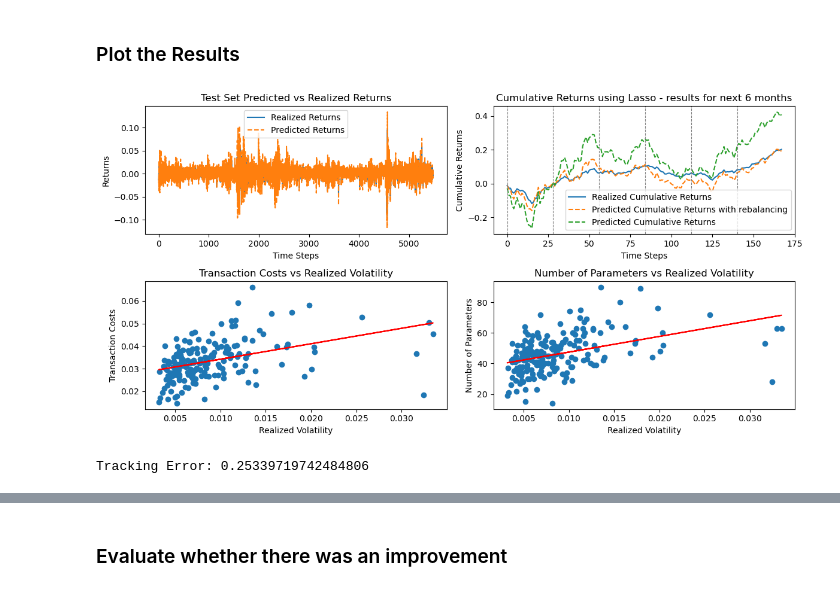
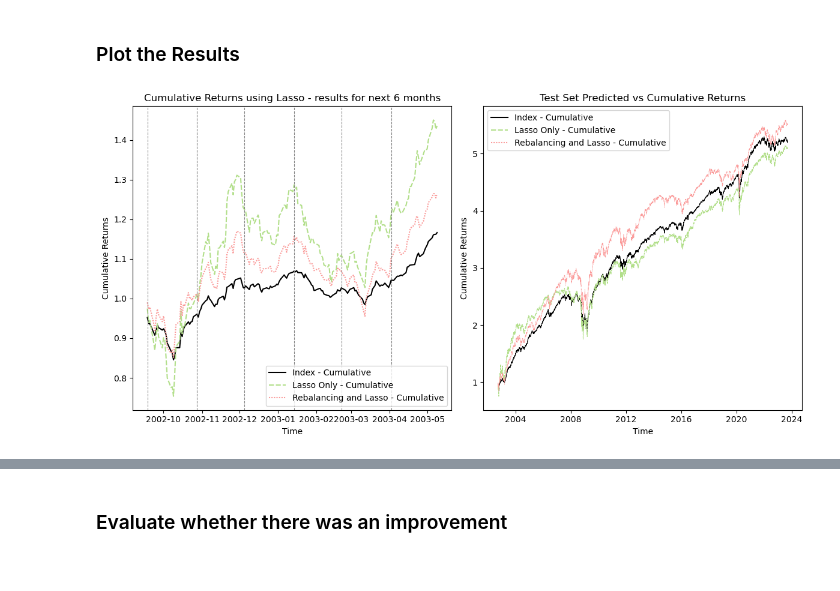
Before and after one commit to alexander-schaller/financial-machine-learning-projects-group2, a Jupyter notebook: Benchmark.ipynb, the cells around one changed output, grey strips where cells are left out. Saved outputs shown, nothing was run; the diff lists cells and outputs as text; code cells hidden in the pictures.

```diff
--- a/Benchmark.ipynb
+++ b/Benchmark.ipynb
@@ -227,10 +250,20 @@ LS_coeff[selected_indices][coefficients_ls != 0] = coefficients_ls[coefficients_
 LS_coeff = LS_coeff / np.sum(LS_coeff)
 
 #get mean squared error for best alpha
+zero = np.zeros_like(Y)
 Y_pred_LS = np.dot(X_test, LS_coeff)
+zero[TOTAL_REBALANCE_DAYS:] = Y_pred_LS
+results["Lasso + Least Squares"] = zero
 
 # Calculate the predicted cumulative return for nonnegative LS
 cum_returns_LS = np.cumsum(Y_pred_LS)
+zero[TOTAL_REBALANCE_DAYS:] = cum_returns_LS
+results["Lasso + Least Squares - Cumulative"] = 1 + zero
+
+# Store Metrics
+metrics["Lasso + Least Squares"]["Tracking Error"] = np.std(cum_returns_LS - cum_returns_real)
+metrics["Lasso + Least Squares"]["Relative Drawdown"] = compute_rel_drawdown(cum_returns_LS)
+metrics["Lasso + Least Squares"]["T-Costs"] = implied_t_costs(LS_coeff, 0, ABS_TCOSTS, REL_TCOSTS)
 # %% [markdown]
 ### Plot the results
 # %%
@@ -363,12 +393,16 @@ for i in range(0, X.shape[0]-TOTAL_REBALANCE_DAYS, REBALANCE_PERIOD):
     # print("")
     # print(Y_pred_final)
 
+zero = np.zeros_like(Y)
 Y_pred_rebalance_lasso = np.array(Y_pred_rebalance_lasso)
+zero[TOTAL_REBALANCE_DAYS:] = Y_pred_rebalance_lasso
+results["Rebalancing and Lasso"] = zero
 # %% [markdown]
 ### Compute Evaluation Metrics
 # %%
 cum_returns_pred_final = np.cumsum(Y_pred_rebalance_lasso)
-
+zero[TOTAL_REBALANCE_DAYS:] = cum_returns_pred_final
+results["Rebalancing and Lasso - Cumulative"] = 1 + zero
 
 pred_gains_fin, pred_losses_fin = compute_gains_losses(cum_returns_pred_final)
 
@@ -381,4 +415,8 @@ print("MSE for cumulative losses (portfolio value):", mse_losses_fin)
 
 # Calculate the drawdown for test set as before
 drawdown_test = compute_rel_drawdown(cum_returns_pred_final)
+
+metrics["Rebalancing and Lasso"]["Tracking Error"] = np.std(cum_returns_pred_final - cum_returns_real)
+metrics["Rebalancing and Lasso"]["Relative Drawdown"] = drawdown_test
+metrics["Rebalancing and Lasso"]["T-Costs"] = np.sum(t_costs)
 # %% [output]
@@ -387,69 +425,38 @@ MSE for cumulative losses (portfolio value): 4.667073798066217e-06
 # %% [markdown]
 ### Plot the Results
 # %%
-plt.figure(figsize=(12, 6))
+plt.figure(figsize=FIG_SIZE)
 
-plt.subplot(2, 2, 1)
-plt.plot(Y_test, label='Realized Returns')
-plt.plot(Y_pred_rebalance_lasso, label='Predicted Returns', linestyle='--')
-plt.xlabel('Time Steps')
-plt.ylabel('Returns')
-plt.title('Test Set Predicted vs Realized Returns')
+palette = ["Black"] + [sns.color_palette("Paired")[2]] + [sns.color_palette("Paired")[4]]
+
+plt.subplot(1, 2, 2)
+sns.lineplot(data=results[["Index - Cumulative", "Lasso Only - Cumulative", "Rebalancing and Lasso - Cumulative"]][TOTAL_REBALANCE_DAYS:], linewidth=0.7, palette=palette)
+plt.xlabel('Time')
+plt.ylabel('Cumulative Returns')
+plt.title('Test Set Predicted vs Cumulative Returns')
 plt.legend()
 
 # Plot the cumulative returns
-plt.subplot(2, 2, 2)
+plt.subplot(1, 2, 1)
 
-plt.plot(cum_returns_real[:6*28], label='Realized Cumulative Returns')
-plt.plot(cum_returns_pred_final[:6*28], label='Predicted Cumulative Returns with rebalancing', linestyle='--')
-plt.plot(cum_returns_pred[:6*28], label='Predicted Cumulative Returns', linestyle='--')
+sns.lineplot(data=results[["Index - Cumulative", "Lasso Only - Cumulative", "Rebalancing and Lasso - Cumulative"]][TOTAL_REBALANCE_DAYS:2*TOTAL_REBALANCE_DAYS + REBALANCE_PERIOD], palette=palette)
 
 # Mark every 5*28 data points with a vertical line
-for i in range(0, TOTAL_REBALANCE_DAYS + REBALANCE_PERIOD, REBALANCE_PERIOD):
-    plt.axvline(i, color='gray', linestyle='--', linewidth=0.8)
+for i in range(TOTAL_REBALANCE_DAYS, 2*TOTAL_REBALANCE_DAYS + REBALANCE_PERIOD, REBALANCE_PERIOD):
+    plt.axvline(results.index.values[i], color='gray', linestyle='--', linewidth=0.8)
 
-plt.xlabel('Time Steps')
+plt.xlabel('Time')
 plt.ylabel('Cumulative Returns')
 plt.title('Cumulative Returns using Lasso - results for next 6 months')
 
 # Adjust legend font size
 plt.legend(fontsize=8)
 
 # Position the legend in the upper-left corner
 plt.legend(loc='lower right')
 
 # Adjust layout to prevent overlap
-
-# Plot the t-costs
-def fit_curve(x, a, b):
-    return a + b*x
-
-params_t_costs, _ = curve_fit(fit_curve, realized_vol, t_costs)
-
-plt.subplot(2, 2, 3)
-plt.scatter(realized_vol, t_costs )
-plt.plot(realized_vol, fit_curve(np.array(realized_vol), params_t_costs[0], params_t_costs[1]), color='red')
-plt.xlabel('Realized Volatility')
-plt.ylabel('Transaction Costs')
-plt.title('Transaction Costs vs Realized Volatility')
-
-# Plot the number of parameters
-
-params_params, _ = curve_fit(fit_curve, realized_vol, num_params)
-
-plt.subplot(2, 2, 4)
-plt.scatter(realized_vol, num_params)
-plt.plot(realized_vol, fit_curve(np.array(realized_vol), params_params[0], params_params[1]), color='red')
-plt.xlabel('Realized Volatility')
-plt.ylabel('Number of Parameters')
-plt.title('Number of Parameters vs Realized Volatility')
-
-# Adjust layout to prevent overlap
 plt.tight_layout()
 plt.show()
-
-tracking_error = np.sqrt(compute_mse(cum_returns_pred_final, cum_returns_real))
-print("Tracking Error:", tracking_error)
 # %% [output]
-[figure, old version]
+[figure, new version]
-Tracking Error: 0.25339719742484806
```
Also changed, not shown: parts of 20 cells of this notebook.
